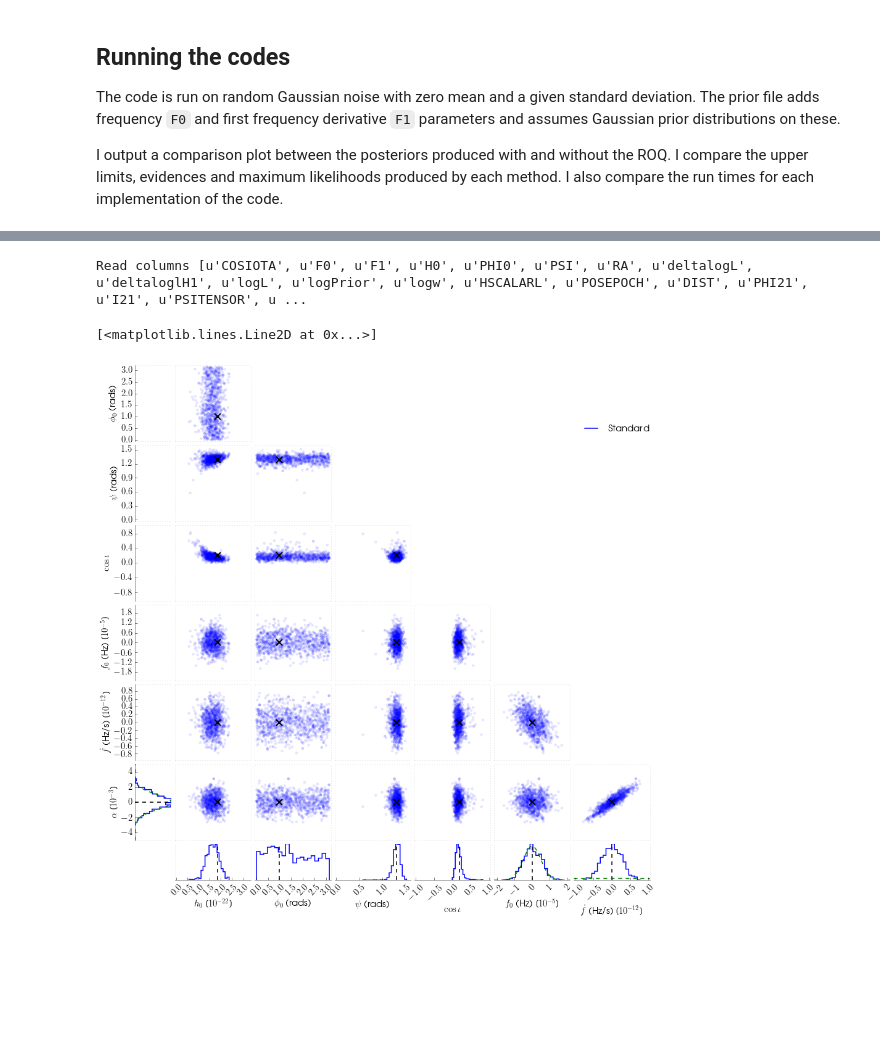
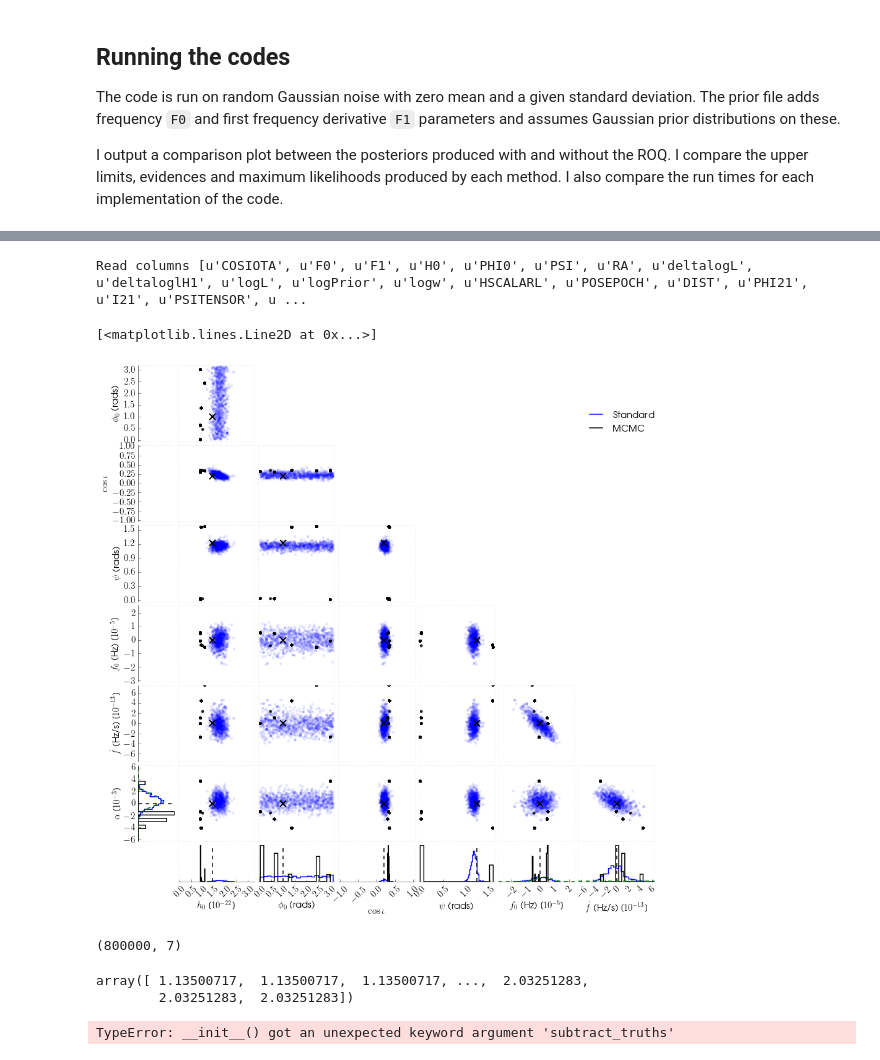
Before and after one commit to mattpitkin/CW_nested_sampling_doc, a Jupyter notebook: scripts/SimulatedOffsetSignalROQTest.ipynb, the cells around one changed output, grey strips where cells are left out. Drawn from its saved outputs; the diff is of its cells as text; code cells hidden in the pictures; blank space fills up the shorter version.

```diff
--- a/scripts/SimulatedOffsetSignalROQTest.ipynb
+++ b/scripts/SimulatedOffsetSignalROQTest.ipynb
@@ -262,42 +317,81 @@ evfileroq = h5py.File(os.path.join(outdir, 'fake_nest_roq.hdf'), 'r')
 maxlikeroq = evfileroq['lalinference']['lalinference_nest'].attrs['log_max_likelihood']
 evfileroq.close()
 
-params = ['h0', 'phi0', 'psi', 'cosiota', 'f0', 'f1', 'ra']
+params = ['h0', 'phi0', 'cosiota', 'psi', 'f0', 'f1', 'ra']
+
+# load MCMC samples
+mcmcsamps = np.loadtxt(os.path.join(outdir, 'MCMCchain_%s_%s' % (psrname, detector)), comments='%')
+#mcmcsamps = independent_samples(mcmcsamps[:,1:])
+mcmcsamps = mcmcsamps[:,1:]
+# move psi into the 0 -> pi/2 range
+psiidx = mcmcsamps[:,3] < 0
+mcmcsamps[psiidx,3] = mcmcsamps[psiidx,3] + np.pi/2.
+# shift associated GW phases by pi
+mcmcsamps[psiidx,1] = np.fmod(mcmcsamps[psiidx,1] + np.pi, 2.*np.pi)
+mcmcsamps[:,1] = mcmcsamps[:,1]/2. # convert to rotational phase
 
 # lalapps_pulsar_parameter_estimation_nested posterior samples
 postppenroq = np.zeros((len(postroq['h0'].samples), len(params)))
 for i, p in enumerate(params):
     postppenroq[:,i] = postroq[p].samples[:,0]
 
 histops = {'histtype': 'step', 'color': 'b', 'edgecolor': 'b', 'linewidth': 1.5, 'alpha': 1.0}
-labels = ['$h_0$', '$\phi_0$ (rads)', '$\psi$ (rads)', '$\cos{\iota}$', '$f_0$ (Hz)', '$\dot{f}$ (Hz/s)', '$\\alpha$']
-limits = [(0., None), (0., np.pi), (0., np.pi/2.), (-1., 1.), (None, None), (None, None), (None, None)]
-truths = [h0true, pardict['phi0'], pardict['psi'], pardict['cosiota'], 0., 0., 0.]
+labels = ['$h_0$', '$\phi_0$ (rads)', '$\cos{\iota}$', '$\psi$ (rads)', '$f_0$ (Hz)', '$\dot{f}$ (Hz/s)', '$\\alpha$']
+limits = [(0., None), (0., np.pi), (-1., 1.), (0., np.pi/2.),  (None, None), (None, None), (None, None)]
+truths = [h0true, pardict['phi0'], pardict['cosiota'], pardict['psi'], 0., 0., 0.]
 
 # subtract means from f0 and f1
 postppenroq[:,params.index('f0')] = postppenroq[:,params.index('f0')] - f0mu
 postppenroq[:,params.index('f1')] = postppenroq[:,params.index('f1')] - f1mu
 postppenroq[:,params.index('ra')] = postppenroq[:,params.index('ra')] - pardict['ra']
 
 # plot posteriors
 sc = scotchcorner(postppenroq, bins=20, ratio=2, labels=labels, datatitle='Standard', showlims='both', hist_kwargs=histops,
                   showcontours=False, limits=limits, showpoints=True, scatter_kwargs={'alpha': 0.1}, truths=truths,
                   truths_kwargs={'color': 'k', 'markersize': 10, 'markeredgewidth': 2})
 
+histops = {'histtype': 'step', 'color': 'k', 'linewidth': 1.5}
+sc.add_data(mcmcsamps, hist_kwargs=histops, datatitle='MCMC', showcontours=False, scatter_kwargs={'alpha': 0.1}, limits=limits)
+
 # add F0 prior distribution
 from scipy.stats import norm
 axf0 = sc.get_axis('$f_0$ (Hz)')
 f0range = np.linspace(axf0.get_xlim()[0], axf0.get_xlim()[1], 100)
-axf0.plot(f0range, norm.pdf(f0range, 0, f0sigma), 'g--', lw=1.5)
+axf0.plot(f0range, norm.pdf(f0range, f0offset, f0sigma), 'g--', lw=1.5)
 
 axra = sc.get_axis('$\\alpha$')
 rarange = np.linspace(axra.get_ylim()[0], axra.get_ylim()[1], 100)
-axra.plot(norm.pdf(rarange, 0, rasigma), rarange, 'g--', lw=1.5)
+axra.plot(norm.pdf(rarange, raoffset, rasigma), rarange, 'g--', lw=1.5)
 
 axf1 = sc.get_axis('$\dot{f}$ (Hz/s)')
 f1range = np.linspace(axf1.get_xlim()[0], axf1.get_xlim()[1], 100)
-axf1.plot(f1range, norm.pdf(f1range, 0, f1sigma), 'g--', lw=1.5)
+axf1.plot(f1range, norm.pdf(f1range, f1offset, f1sigma), 'g--', lw=1.5)
 # %% [output]
 Read columns [u'COSIOTA', u'F0', u'F1', u'H0', u'PHI0', u'PSI', u'RA', u'deltalogL', u'deltaloglH1', u'logL', u'logPrior', u'logw', u'HSCALARL', u'POSEPOCH', u'DIST', u'PHI21', u'I21', u'PSITENSOR', u ...
 [<matplotlib.lines.Line2D at 0x...>]
-[figure, old version]
+[figure, new version]
+# %%
+mcmcsamps.shape
+# %% [output]
+(800000, 7)
+# %%
+mcmcsamps[:,1]
+# %% [output]
+array([ 1.13500717,  1.13500717,  1.13500717, ...,  2.03251283,
+        2.03251283,  2.03251283])
+# %%
+from scotchcorner import scotchcorner
+
+truths = [h0true, pardict['phi0'], pardict['cosiota'], pardict['psi'], f0mu, f1mu, pardict['ra']]
+
+# subtract means from f0 and f1
+postppenroq[:,params.index('f0')] = postppenroq[:,params.index('f0')] + f0mu
+postppenroq[:,params.index('f1')] = postppenroq[:,params.index('f1')] + f1mu
+postppenroq[:,params.index('ra')] = postppenroq[:,params.index('ra')] + pardict['ra']
+
+# plot posteriors
+sc = scotchcorner(postppenroq, bins=20, ratio=2, labels=labels, datatitle='Standard', showlims='both', hist_kwargs=histops,
+                  showcontours=False, limits=limits, showpoints=True, scatter_kwargs={'alpha': 0.1}, truths=truths,
+                  truths_kwargs={'color': 'k', 'markersize': 10, 'markeredgewidth': 2}, subtract_truths=[4, 5, 6])
+# %% [output]
+TypeError: __init__() got an unexpected keyword argument 'subtract_truths'
```
Also changed, not shown: parts of 4 cells of this notebook.
